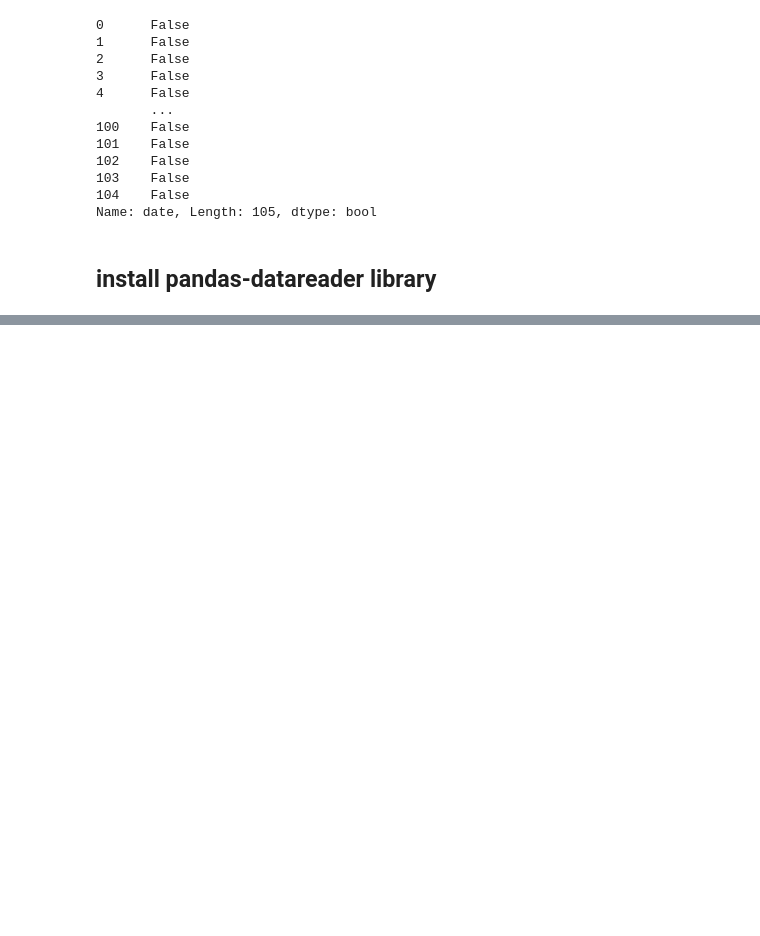
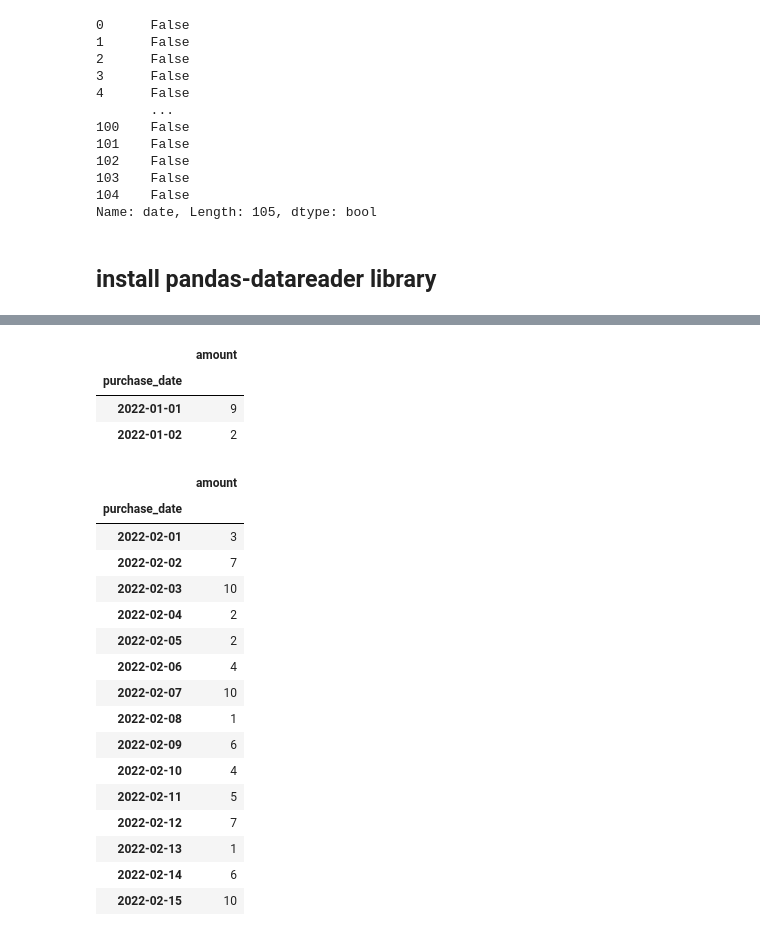
Before and after one commit to jack-cao-623/python_learning, a Jupyter notebook: pandas_dates_and_times.ipynb, the cells around one changed output, grey strips where cells are left out. Saved outputs shown, nothing was run; the diff lists cells and outputs as text; code cells hidden in the pictures; blank space fills up the shorter version.

```diff
--- a/pandas_dates_and_times.ipynb
+++ b/pandas_dates_and_times.ipynb
@@ -570,0 +668,9 @@ Name: date, Length: 105, dtype: bool
+# %%
+fake_df = pd.DataFrame(
+    {
+        'purchase_date': pd.date_range(start = '2022-01-01', end = '2022-12-31', freq = 'D'),
+        'amount': np.random.randint(low = 1, high = 11, size = 365)
+    }
+).set_index('purchase_date')
+
+fake_df.head()
@@ -570,0 +697,30 @@ Name: date, Length: 105, dtype: bool
+# %%
+# for a list, you need to convert strings into Timestamps; I guess you don't, contrary to video, code below works
+# pull out jan 1 and jan 10
+fake_df.loc[['2022-01-01', '2022-01-02'],:]
+# %% [output]
+|  | amount |
+| purchase_date |  |
+| 2022-01-01 | 9 |
+| 2022-01-02 | 2 |
+# %%
+# feb 1 thru feb 15, 2023
+fake_df.loc['2022-02-01':'2022-02-15', :]    # comma separates arguments; colon indicates all columns
+# %% [output]
+|  | amount |
+| purchase_date |  |
+| 2022-02-01 | 3 |
+| 2022-02-02 | 7 |
+| 2022-02-03 | 10 |
+| 2022-02-04 | 2 |
+| 2022-02-05 | 2 |
+| 2022-02-06 | 4 |
+| 2022-02-07 | 10 |
+| 2022-02-08 | 1 |
+| 2022-02-09 | 6 |
+| 2022-02-10 | 4 |
+| 2022-02-11 | 5 |
+| 2022-02-12 | 7 |
+| 2022-02-13 | 1 |
+| 2022-02-14 | 6 |
+| 2022-02-15 | 10 |
```
Also changed, not shown: parts of 17 cells of this notebook.
